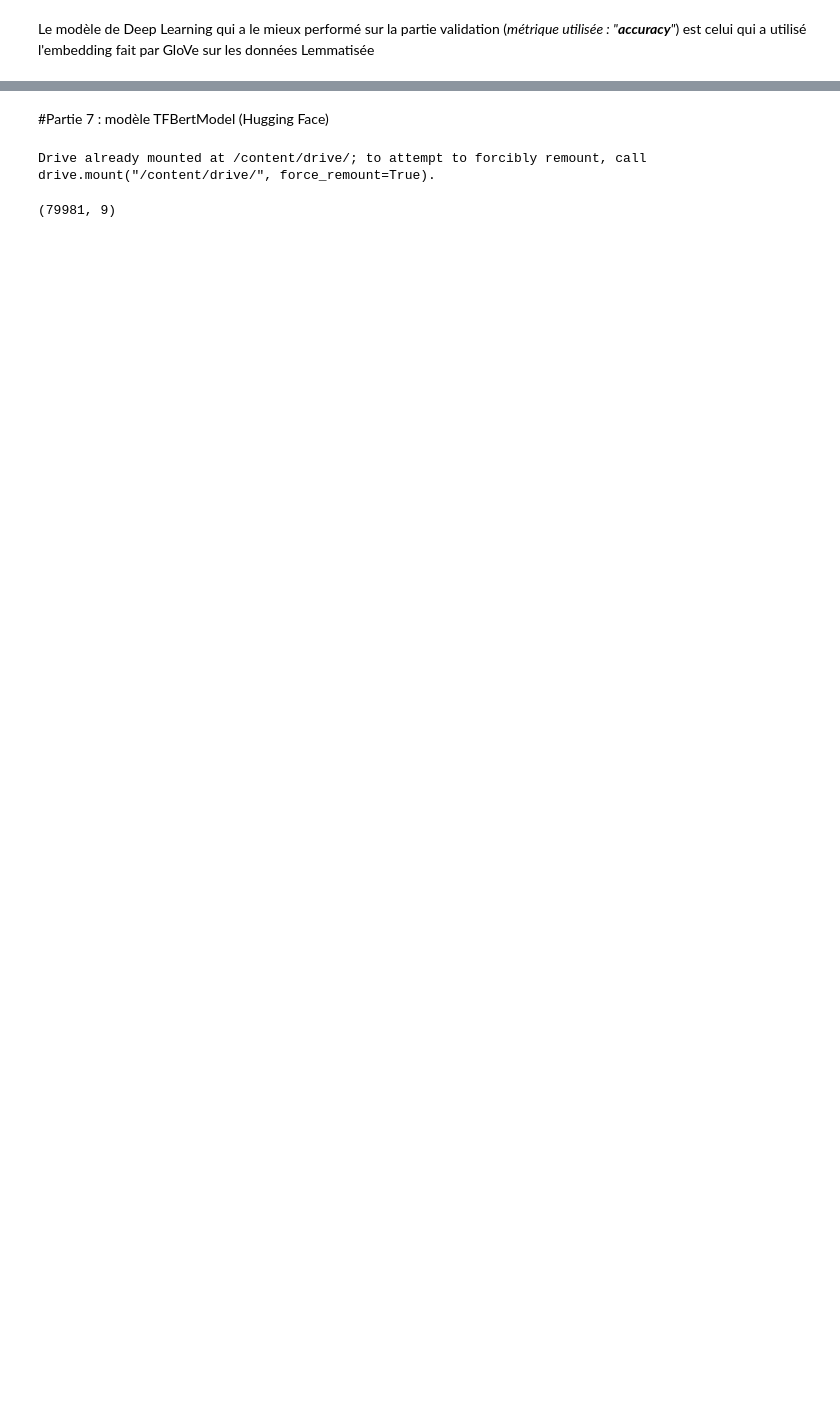
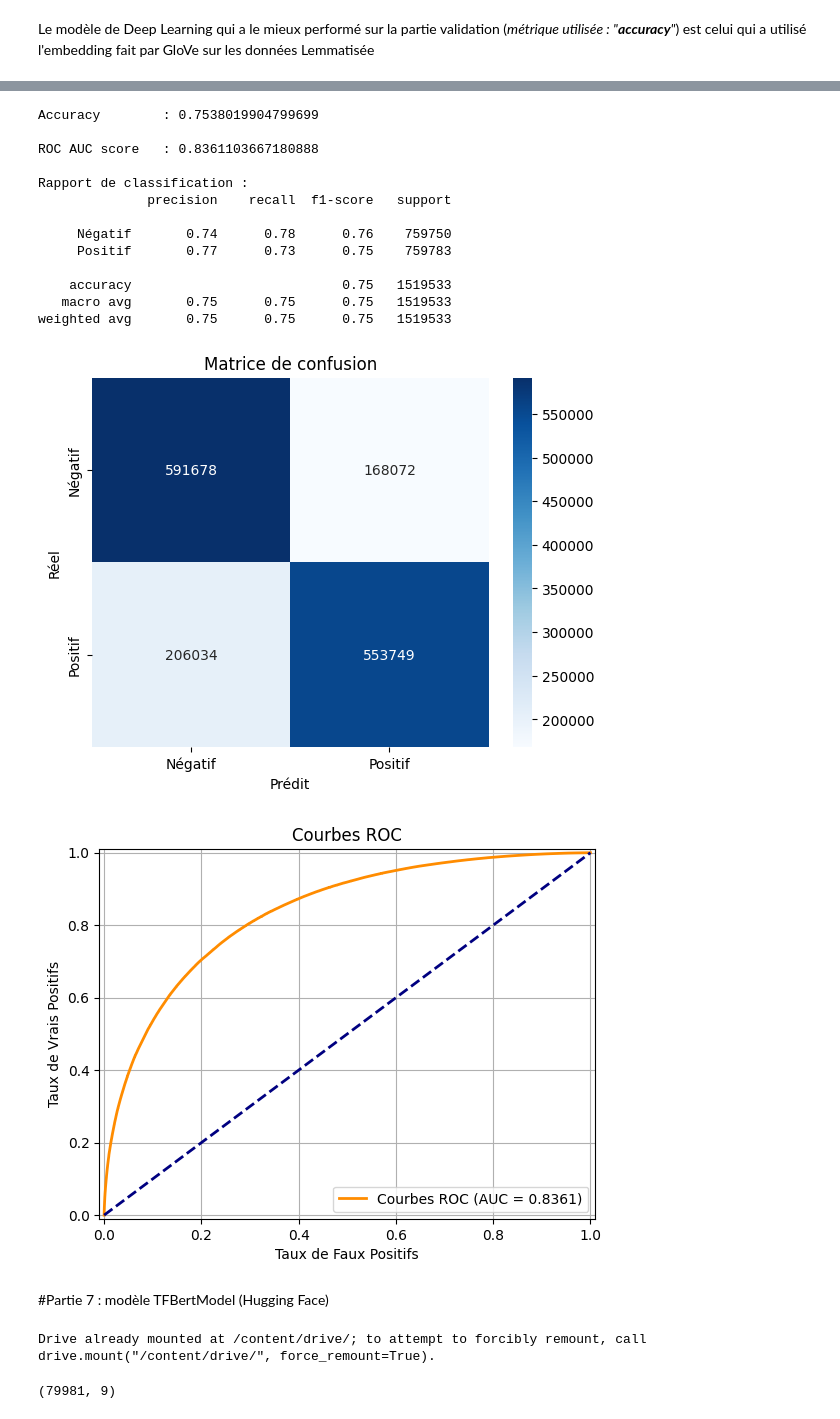
Before and after one commit to Jojo31100/Projet_7-Air_Paradis-PUBLIC, a Jupyter notebook: AirParadis_Notebook.ipynb, the cells around one changed output, grey strips where cells are left out. Cells and saved outputs as stored; diff of their text form; code cells hidden in the pictures; blank space fills up the shorter version.

```diff
--- a/AirParadis_Notebook.ipynb
+++ b/AirParadis_Notebook.ipynb
@@ -1722,3 +1618,22 @@ Classe prédite : [0]
+# %%
+#Métriques
+_metriques(1)
+# %% [output]
+Accuracy        : 0.7538019904799699
+
+ROC AUC score   : 0.8361103667180888
+
+Rapport de classification :
+              precision    recall  f1-score   support
+
+     Négatif       0.74      0.78      0.76    759750
+     Positif       0.77      0.73      0.75    759783
+
+    accuracy                           0.75   1519533
+   macro avg       0.75      0.75      0.75   1519533
+weighted avg       0.75      0.75      0.75   1519533
+[figure, added]
+[figure, added]
 # %% [markdown]
 #Partie 7 : modèle TFBertModel (Hugging Face)
 # %%
```
Also changed, not shown: parts of 59 cells of this notebook.
